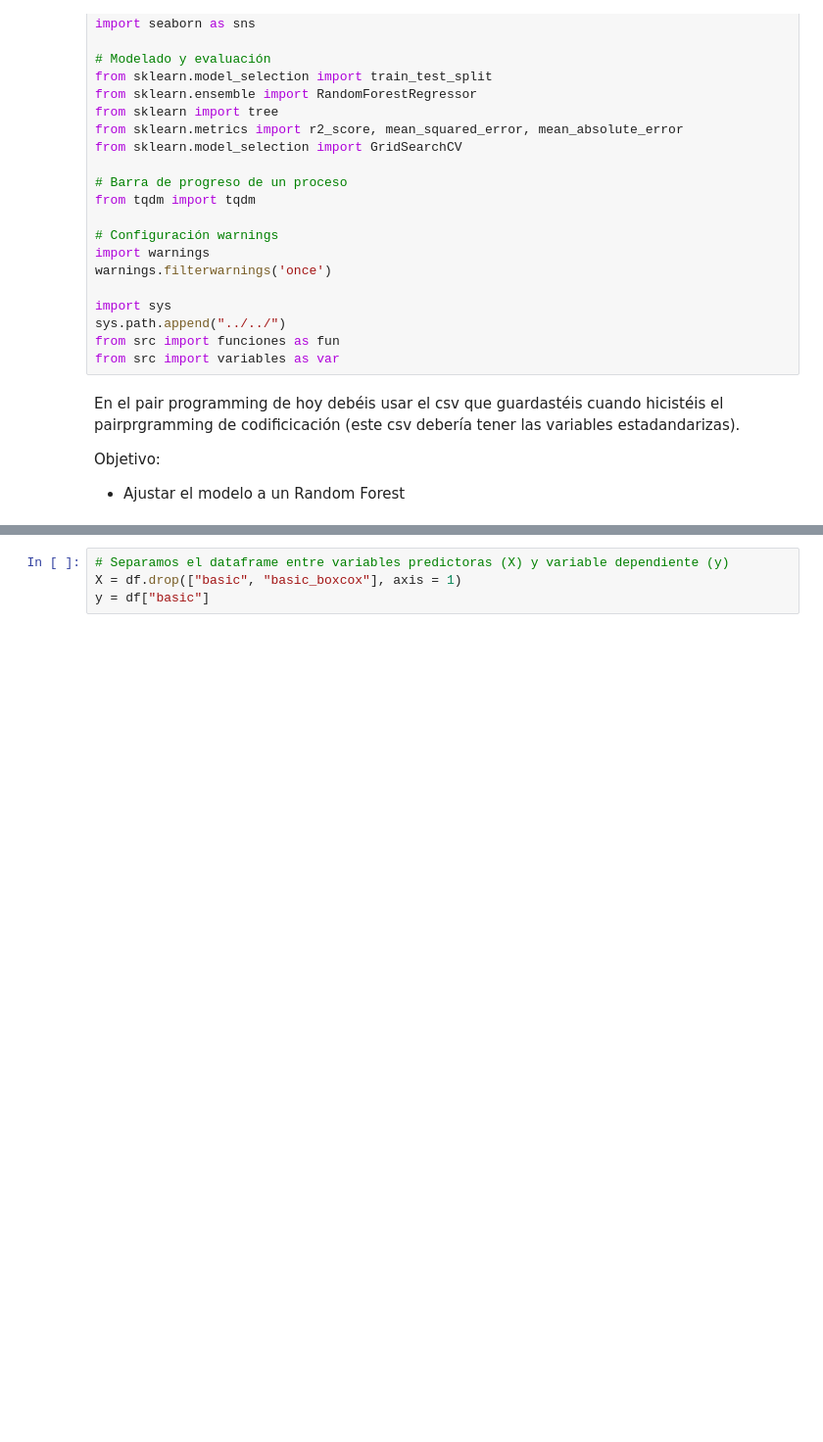
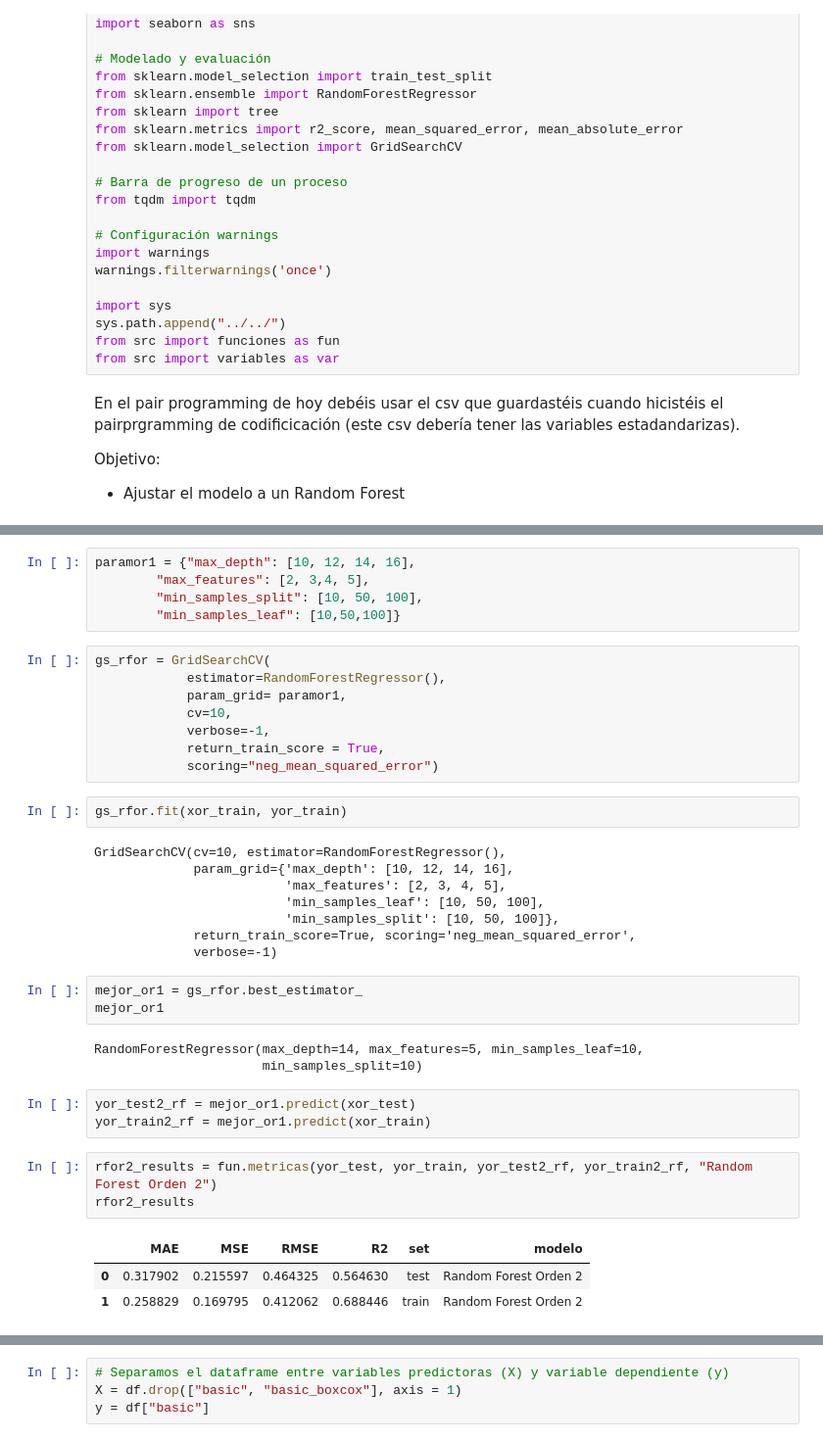
Before and after one commit to Adalab/promo-d-da-modulo1-sprint2-Paloma_Paula_Iris, a Jupyter notebook: 1.regresion_lineal-paloma/r_lineal/11_random_forest.ipynb, the cells around one changed output, grey strips where cells are left out. Shown at 98% size. Drawn from its saved outputs; the diff is of its cells as text; blank space fills up the shorter version.

```diff
--- a/1.regresion_lineal-paloma/r_lineal/11_random_forest.ipynb
+++ b/1.regresion_lineal-paloma/r_lineal/11_random_forest.ipynb
@@ -36,3 +76,42 @@ Objetivo:
+# %%
+paramor1 = {"max_depth": [10, 12, 14, 16],
+        "max_features": [2, 3,4, 5],
+        "min_samples_split": [10, 50, 100],
+        "min_samples_leaf": [10,50,100]}
+# %%
+gs_rfor = GridSearchCV(
+            estimator=RandomForestRegressor(),
+            param_grid= paramor1,
+            cv=10,
+            verbose=-1,
+            return_train_score = True,
+            scoring="neg_mean_squared_error")
+# %%
+gs_rfor.fit(xor_train, yor_train)
+# %% [output]
+GridSearchCV(cv=10, estimator=RandomForestRegressor(),
+             param_grid={'max_depth': [10, 12, 14, 16],
+                         'max_features': [2, 3, 4, 5],
+                         'min_samples_leaf': [10, 50, 100],
+                         'min_samples_split': [10, 50, 100]},
+             return_train_score=True, scoring='neg_mean_squared_error',
+             verbose=-1)
+# %%
+mejor_or1 = gs_rfor.best_estimator_
+mejor_or1
+# %% [output]
+RandomForestRegressor(max_depth=14, max_features=5, min_samples_leaf=10,
+                      min_samples_split=10)
+# %%
+yor_test2_rf = mejor_or1.predict(xor_test)
+yor_train2_rf = mejor_or1.predict(xor_train)
+# %%
+rfor2_results = fun.metricas(yor_test, yor_train, yor_test2_rf, yor_train2_rf, "Random Forest Orden 2")
+rfor2_results
+# %% [output]
+|  | MAE | MSE | RMSE | R2 | set | modelo |
+| 0 | 0.317902 | 0.215597 | 0.464325 | 0.564630 | test | Random Forest Orden 2 |
+| 1 | 0.258829 | 0.169795 | 0.412062 | 0.688446 | train | Random Forest Orden 2 |
 # %%
 df = pd.read_pickle('../archivos/country_dummie.pkl')
 df.head()
```
Also changed, not shown: parts of 33 cells of this notebook, 2 other files.
